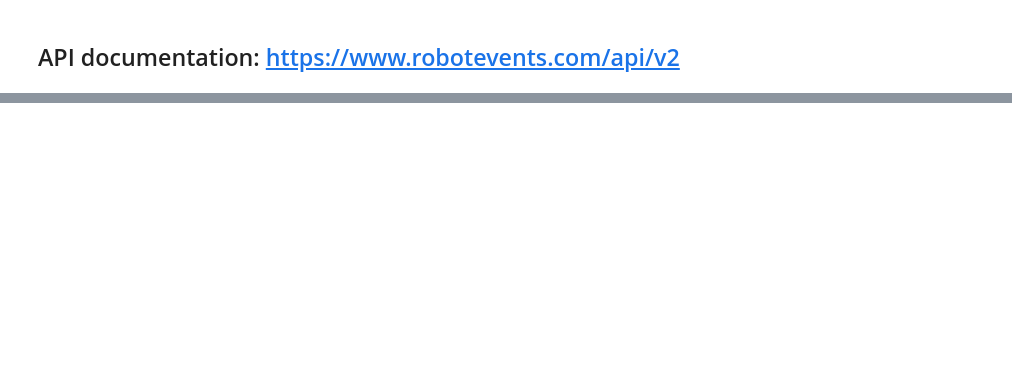
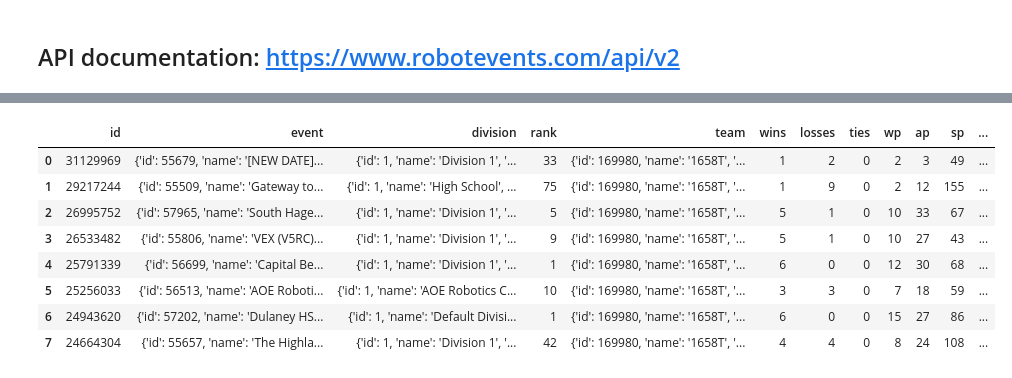
Before and after one commit to Someone374/VEX_team_scouting, a Jupyter notebook: VEX_APIs.ipynb, the cells around one changed output, grey strips where cells are left out. Saved outputs shown, nothing was run; the diff lists cells and outputs as text; code cells hidden in the pictures; blank space fills up the shorter version.

```diff
--- a/VEX_APIs.ipynb
+++ b/VEX_APIs.ipynb
@@ -200,0 +240,14 @@ df_team_results.to_excel('2024_Maryland_VEX_MiddleSchool_Teams.xlsx')
+# %%
+# 1658T
+this_season =get_tournament_statistics_by_team_by_season('169980',season='190')
+this_season
+# %% [output]
+|  | id | event | division | rank | team | wins | losses | ties | wp | ap | sp | ... |
+| 0 | 31129969 | {'id': 55679, 'name': '[NEW DATE]... | {'id': 1, 'name': 'Division 1', '... | 33 | {'id': 169980, 'name': '1658T', '... | 1 | 2 | 0 | 2 | 3 | 49 | ... |
+| 1 | 29217244 | {'id': 55509, 'name': 'Gateway to... | {'id': 1, 'name': 'High School', ... | 75 | {'id': 169980, 'name': '1658T', '... | 1 | 9 | 0 | 2 | 12 | 155 | ... |
+| 2 | 26995752 | {'id': 57965, 'name': 'South Hage... | {'id': 1, 'name': 'Division 1', '... | 5 | {'id': 169980, 'name': '1658T', '... | 5 | 1 | 0 | 10 | 33 | 67 | ... |
+| 3 | 26533482 | {'id': 55806, 'name': 'VEX (V5RC)... | {'id': 1, 'name': 'Division 1', '... | 9 | {'id': 169980, 'name': '1658T', '... | 5 | 1 | 0 | 10 | 27 | 43 | ... |
+| 4 | 25791339 | {'id': 56699, 'name': 'Capital Be... | {'id': 1, 'name': 'Division 1', '... | 1 | {'id': 169980, 'name': '1658T', '... | 6 | 0 | 0 | 12 | 30 | 68 | ... |
+| 5 | 25256033 | {'id': 56513, 'name': 'AOE Roboti... | {'id': 1, 'name': 'AOE Robotics C... | 10 | {'id': 169980, 'name': '1658T', '... | 3 | 3 | 0 | 7 | 18 | 59 | ... |
+| 6 | 24943620 | {'id': 57202, 'name': 'Dulaney HS... | {'id': 1, 'name': 'Default Divisi... | 1 | {'id': 169980, 'name': '1658T', '... | 6 | 0 | 0 | 15 | 27 | 86 | ... |
+| 7 | 24664304 | {'id': 55657, 'name': 'The Highla... | {'id': 1, 'name': 'Division 1', '... | 42 | {'id': 169980, 'name': '1658T', '... | 4 | 4 | 0 | 8 | 24 | 108 | ... |
```
Also changed, not shown: parts of 32 cells of this notebook, 2 other files.
